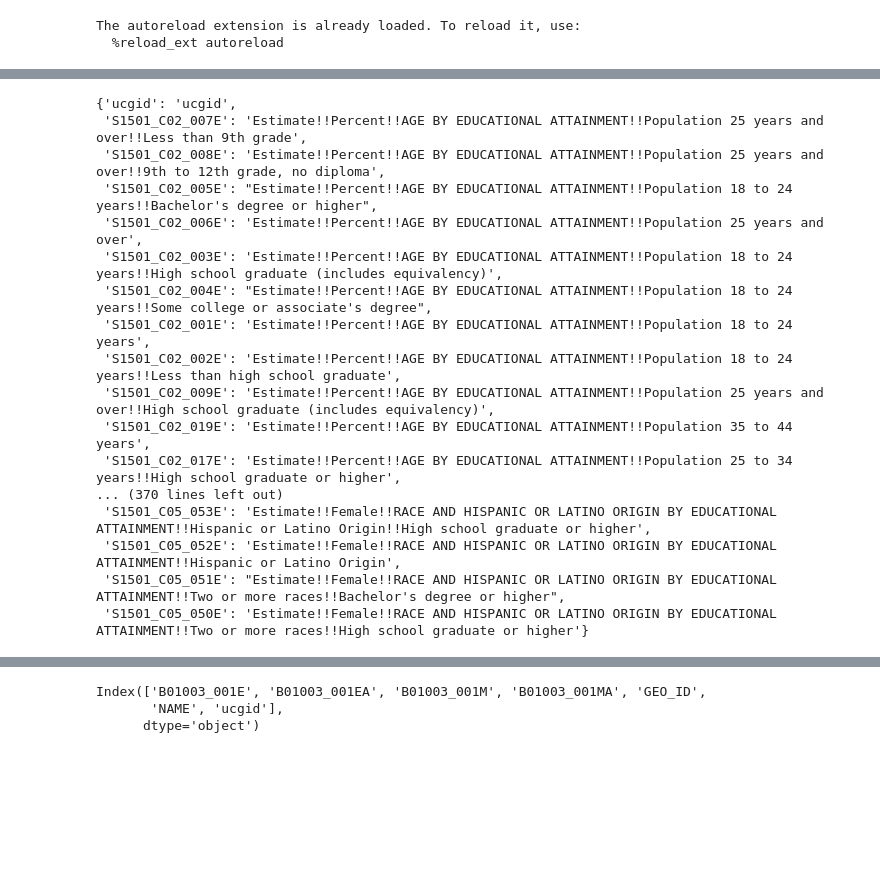
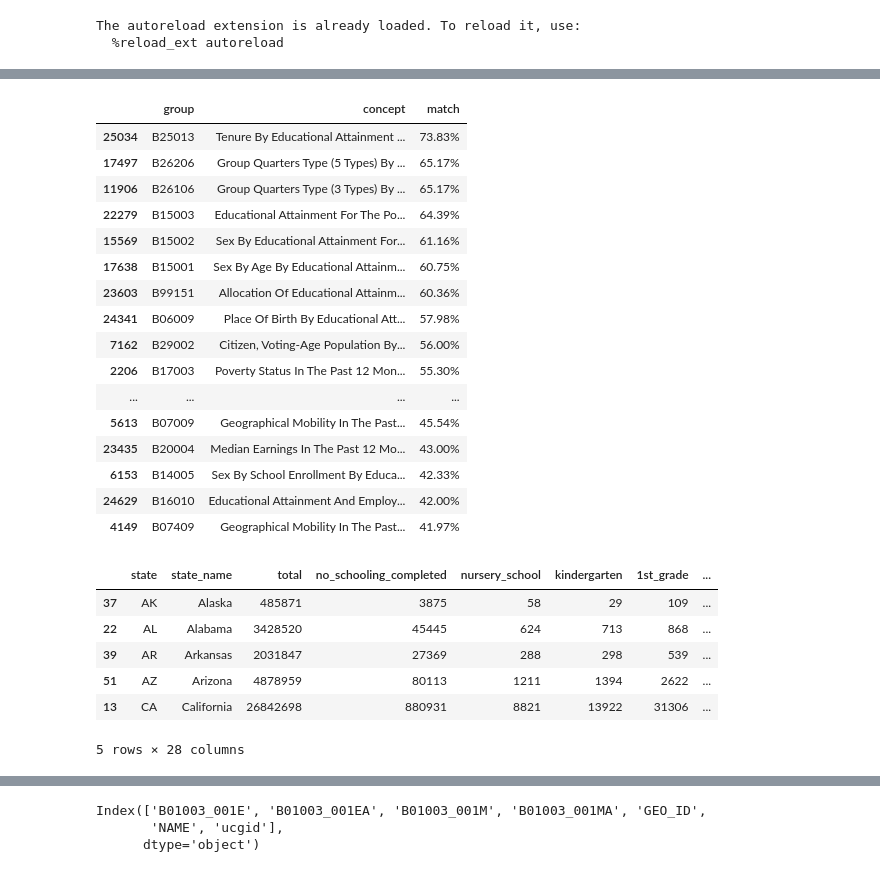
Before and after one commit to mcuringa/cartopy, a Jupyter notebook: notebooks/census-data.ipynb, the cells around one changed output, grey strips where cells are left out. Cells and saved outputs as stored; diff of their text form; code cells hidden in the pictures; blank space fills up the shorter version.

```diff
--- a/notebooks/census-data.ipynb
+++ b/notebooks/census-data.ipynb
@@ -18,26 +40,37 @@ The autoreload extension is already loaded. To reload it, use:
+# %%
+census_vars.search("educational attainment")
+# %% [output]
+|  | group | concept | match |
+| 25034 | B25013 | Tenure By Educational Attainment ... | 73.83% |
+| 17497 | B26206 | Group Quarters Type (5 Types) By ... | 65.17% |
+| 11906 | B26106 | Group Quarters Type (3 Types) By ... | 65.17% |
+| 22279 | B15003 | Educational Attainment For The Po... | 64.39% |
+| 15569 | B15002 | Sex By Educational Attainment For... | 61.16% |
+| 17638 | B15001 | Sex By Age By Educational Attainm... | 60.75% |
+| 23603 | B99151 | Allocation Of Educational Attainm... | 60.36% |
+| 24341 | B06009 | Place Of Birth By Educational Att... | 57.98% |
+| 7162 | B29002 | Citizen, Voting-Age Population By... | 56.00% |
+| 2206 | B17003 | Poverty Status In The Past 12 Mon... | 55.30% |
+| ... | ... | ... | ... |
+| 5613 | B07009 | Geographical Mobility In The Past... | 45.54% |
+| 23435 | B20004 | Median Earnings In The Past 12 Mo... | 43.00% |
+| 6153 | B14005 | Sex By School Enrollment By Educa... | 42.33% |
+| 24629 | B16010 | Educational Attainment And Employ... | 42.00% |
+| 4149 | B07409 | Geographical Mobility In The Past... | 41.97% |
 # %%
 
 # education attainment
-url = f"https://api.census.gov/data/2023/acs/acs1/subject?get=group(S1501)&ucgid=pseudo(0100000US$0400000)"
-meta_url = "https://api.census.gov/data/2023/acs/acs1/subject"
+url = f"https://api.census.gov/data/2022/acs/acs5?get=group(B15003)&ucgid=pseudo(0100000US$0400000)"
+meta_url = "https://api.census.gov/data/2022/acs/acs5"
 
-df, vars = census_vars.get(url, meta_url)
-vars
+df = census_vars.get(url, meta_url)
+# df.explore(column="total", cmap="Purples", legend=False)
+df.sort_values("total", ascending=False).head(10)
 # %% [output]
+|  | state | state_name | total | no_schooling_completed | nursery_school | kindergarten | 1st_grade | ... |
+| 37 | AK | Alaska | 485871 | 3875 | 58 | 29 | 109 | ... |
+| 22 | AL | Alabama | 3428520 | 45445 | 624 | 713 | 868 | ... |
+| 39 | AR | Arkansas | 2031847 | 27369 | 288 | 298 | 539 | ... |
+| 51 | AZ | Arizona | 4878959 | 80113 | 1211 | 1394 | 2622 | ... |
+| 13 | CA | California | 26842698 | 880931 | 8821 | 13922 | 31306 | ... |
-{'ucgid': 'ucgid',
- 'S1501_C02_007E': 'Estimate!!Percent!!AGE BY EDUCATIONAL ATTAINMENT!!Population 25 years and over!!Less than 9th grade',
- 'S1501_C02_008E': 'Estimate!!Percent!!AGE BY EDUCATIONAL ATTAINMENT!!Population 25 years and over!!9th to 12th grade, no diploma',
- 'S1501_C02_005E': "Estimate!!Percent!!AGE BY EDUCATIONAL ATTAINMENT!!Population 18 to 24 years!!Bachelor's degree or higher",
- 'S1501_C02_006E': 'Estimate!!Percent!!AGE BY EDUCATIONAL ATTAINMENT!!Population 25 years and over',
- 'S1501_C02_003E': 'Estimate!!Percent!!AGE BY EDUCATIONAL ATTAINMENT!!Population 18 to 24 years!!High school graduate (includes equivalency)',
- 'S1501_C02_004E': "Estimate!!Percent!!AGE BY EDUCATIONAL ATTAINMENT!!Population 18 to 24 years!!Some college or associate's degree",
- 'S1501_C02_001E': 'Estimate!!Percent!!AGE BY EDUCATIONAL ATTAINMENT!!Population 18 to 24 years',
- 'S1501_C02_002E': 'Estimate!!Percent!!AGE BY EDUCATIONAL ATTAINMENT!!Population 18 to 24 years!!Less than high school graduate',
- 'S1501_C02_009E': 'Estimate!!Percent!!AGE BY EDUCATIONAL ATTAINMENT!!Population 25 years and over!!High school graduate (includes equivalency)',
- 'S1501_C02_019E': 'Estimate!!Percent!!AGE BY EDUCATIONAL ATTAINMENT!!Population 35 to 44 years',
- 'S1501_C02_017E': 'Estimate!!Percent!!AGE BY EDUCATIONAL ATTAINMENT!!Population 25 to 34 years!!High school graduate or higher',
-... (370 lines left out)
- 'S1501_C05_053E': 'Estimate!!Female!!RACE AND HISPANIC OR LATINO ORIGIN BY EDUCATIONAL ATTAINMENT!!Hispanic or Latino Origin!!High school graduate or higher',
- 'S1501_C05_052E': 'Estimate!!Female!!RACE AND HISPANIC OR LATINO ORIGIN BY EDUCATIONAL ATTAINMENT!!Hispanic or Latino Origin',
- 'S1501_C05_051E': "Estimate!!Female!!RACE AND HISPANIC OR LATINO ORIGIN BY EDUCATIONAL ATTAINMENT!!Two or more races!!Bachelor's degree or higher",
- 'S1501_C05_050E': 'Estimate!!Female!!RACE AND HISPANIC OR LATINO ORIGIN BY EDUCATIONAL ATTAINMENT!!Two or more races!!High school graduate or higher'}
+5 rows × 28 columns
```
Also changed, not shown: parts of 7 cells of this notebook, 3 other files.
